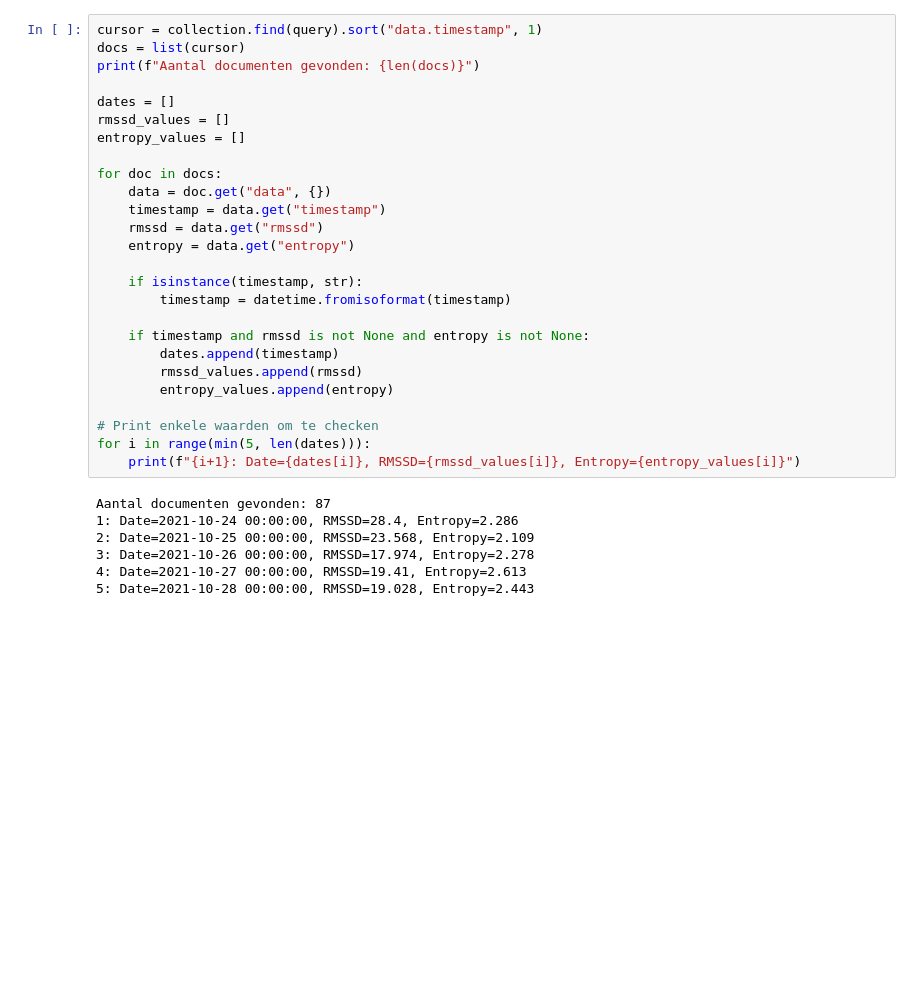
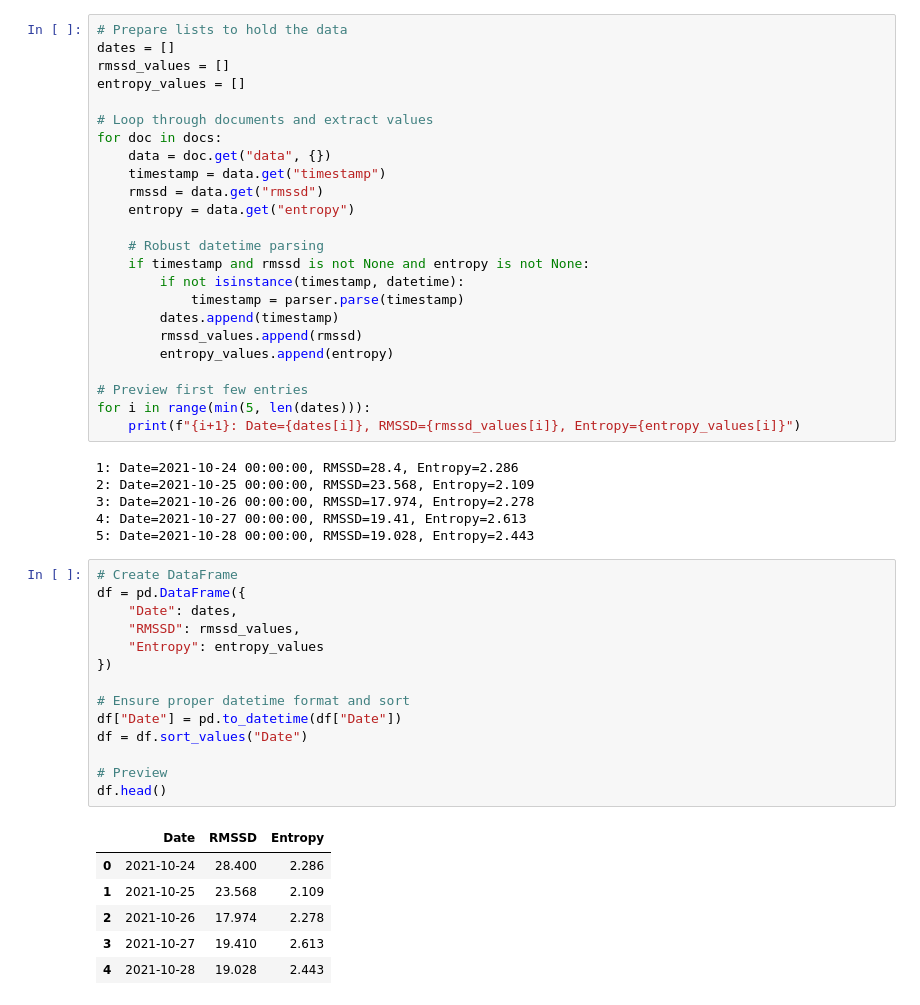
Before and after one commit to xanderaerts/ProjectLabProject, a Jupyter notebook: HRV.ipynb, the cells around one changed output. Cells and saved outputs as stored; diff of their text form; blank space fills up the shorter version.

Commit message:
Fix dataframe HRV

```diff
--- a/HRV.ipynb
+++ b/HRV.ipynb
@@ -19,34 +34,52 @@ query = {
 # %%
-cursor = collection.find(query).sort("data.timestamp", 1)
-docs = list(cursor)
-print(f"Aantal documenten gevonden: {len(docs)}")
-
+# Prepare lists to hold the data
 dates = []
 rmssd_values = []
 entropy_values = []
 
+# Loop through documents and extract values
 for doc in docs:
     data = doc.get("data", {})
     timestamp = data.get("timestamp")
     rmssd = data.get("rmssd")
     entropy = data.get("entropy")
 
-    if isinstance(timestamp, str):
-        timestamp = datetime.fromisoformat(timestamp)
-
+    # Robust datetime parsing
     if timestamp and rmssd is not None and entropy is not None:
+        if not isinstance(timestamp, datetime):
+            timestamp = parser.parse(timestamp)
         dates.append(timestamp)
         rmssd_values.append(rmssd)
         entropy_values.append(entropy)
 
-# Print enkele waarden om te checken
+# Preview first few entries
 for i in range(min(5, len(dates))):
     print(f"{i+1}: Date={dates[i]}, RMSSD={rmssd_values[i]}, Entropy={entropy_values[i]}")
 # %% [output]
-Aantal documenten gevonden: 87
 1: Date=2021-10-24 00:00:00, RMSSD=28.4, Entropy=2.286
 2: Date=2021-10-25 00:00:00, RMSSD=23.568, Entropy=2.109
 3: Date=2021-10-26 00:00:00, RMSSD=17.974, Entropy=2.278
 4: Date=2021-10-27 00:00:00, RMSSD=19.41, Entropy=2.613
 5: Date=2021-10-28 00:00:00, RMSSD=19.028, Entropy=2.443
+# %%
+# Create DataFrame
+df = pd.DataFrame({
+    "Date": dates,
+    "RMSSD": rmssd_values,
+    "Entropy": entropy_values
+})
+
+# Ensure proper datetime format and sort
+df["Date"] = pd.to_datetime(df["Date"])
+df = df.sort_values("Date")
+
+# Preview
+df.head()
+# %% [output]
+|  | Date | RMSSD | Entropy |
+| 0 | 2021-10-24 | 28.400 | 2.286 |
+| 1 | 2021-10-25 | 23.568 | 2.109 |
+| 2 | 2021-10-26 | 17.974 | 2.278 |
+| 3 | 2021-10-27 | 19.410 | 2.613 |
+| 4 | 2021-10-28 | 19.028 | 2.443 |
 # %%
```
Also changed, not shown: parts of 6 cells of this notebook.
